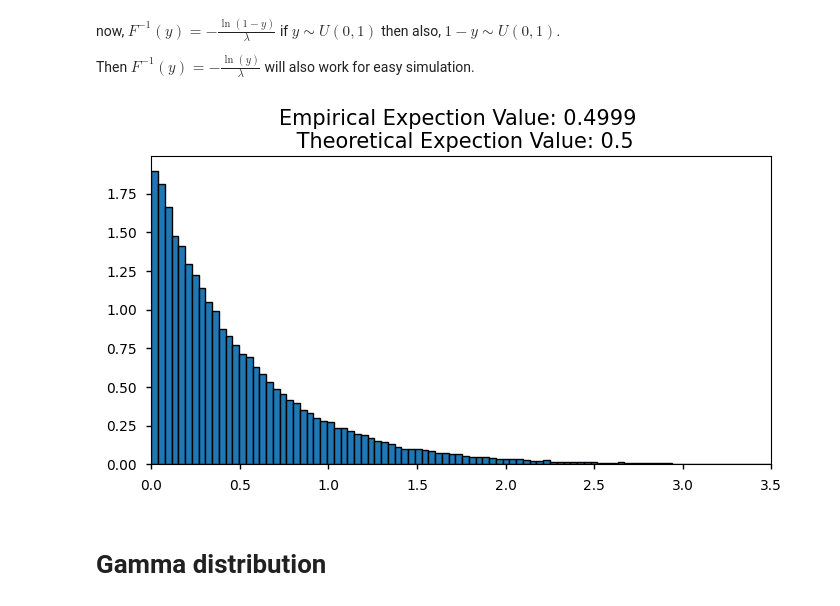
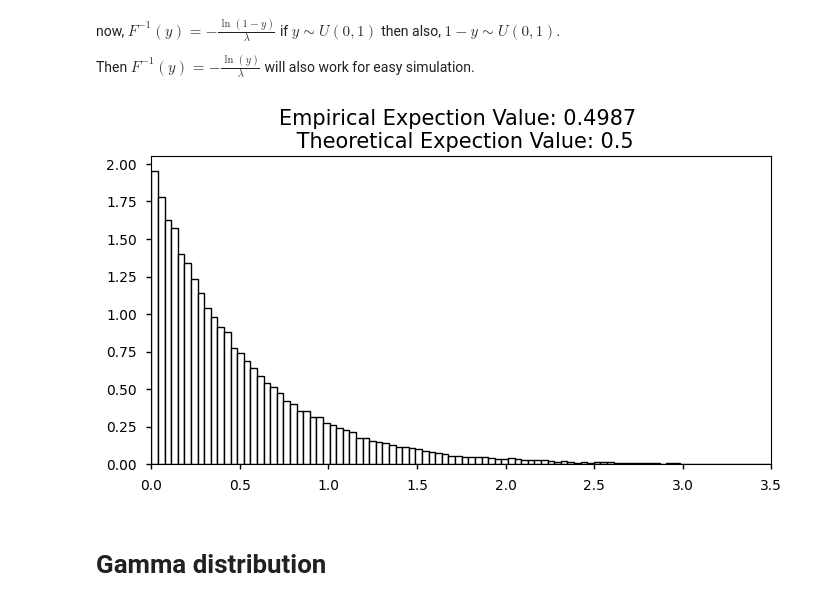
Before and after one commit to AzmainBiswas/Monte_Carlo, a Jupyter notebook: Generating Random Variable/Continuous.ipynb, the cells around one changed output. Cells and saved outputs as stored; diff of their text form; code cells hidden in the pictures.

```diff
--- a/Generating Random Variable/Continuous.ipynb
+++ b/Generating Random Variable/Continuous.ipynb
@@ -48,36 +47,37 @@ if $y \sim U(0,1)$ then also, $1-y \sim U(0,1)$.
 Then $F^{-1}(y) = - \frac{\ln(y)}{\lambda}$ will also work for easy simulation.
 # %%
 def INV_CDF_Exp(y, lam):
-    return -np.log(y) / lam
+    return - np.divide(np.log(y), lam)
 
 
 Us = np.random.uniform(size=Number_Of_Simulation)
 random_exp_varable = INV_CDF_Exp(Us, lam)
 
 exp_exptcion = sum(random_exp_varable) / len(random_exp_varable)
 
 plt.figure(figsize=(8, 4))
 # plt.plot(x, Exp_dis(x, lam), color="red", label="$f(X)$")
 plt.hist(
     random_exp_varable,
+    color='white',
     #    histtype="step",
     linewidth=1,
     density="norm",
     edgecolor="black",
     bins=150,
     label="$F^{-1}(u)$",
 )
 # plt.legend()
 # plt.grid()
 plt.title(
     f"Empirical Expection Value: {exp_exptcion:.4f} \n Theoretical Expection Value: {1/lam}",
     fontsize=15,
 )
 # plt.grid()
 plt.xlim([0, 3.5])
 plt.show()
 # %% [output]
-[figure, old version]
+[figure, new version]
 # %% [markdown]
 # Gamma distribution
 # %% [markdown]
```
Also changed, not shown: parts of 4 cells of this notebook, 2 other files.
